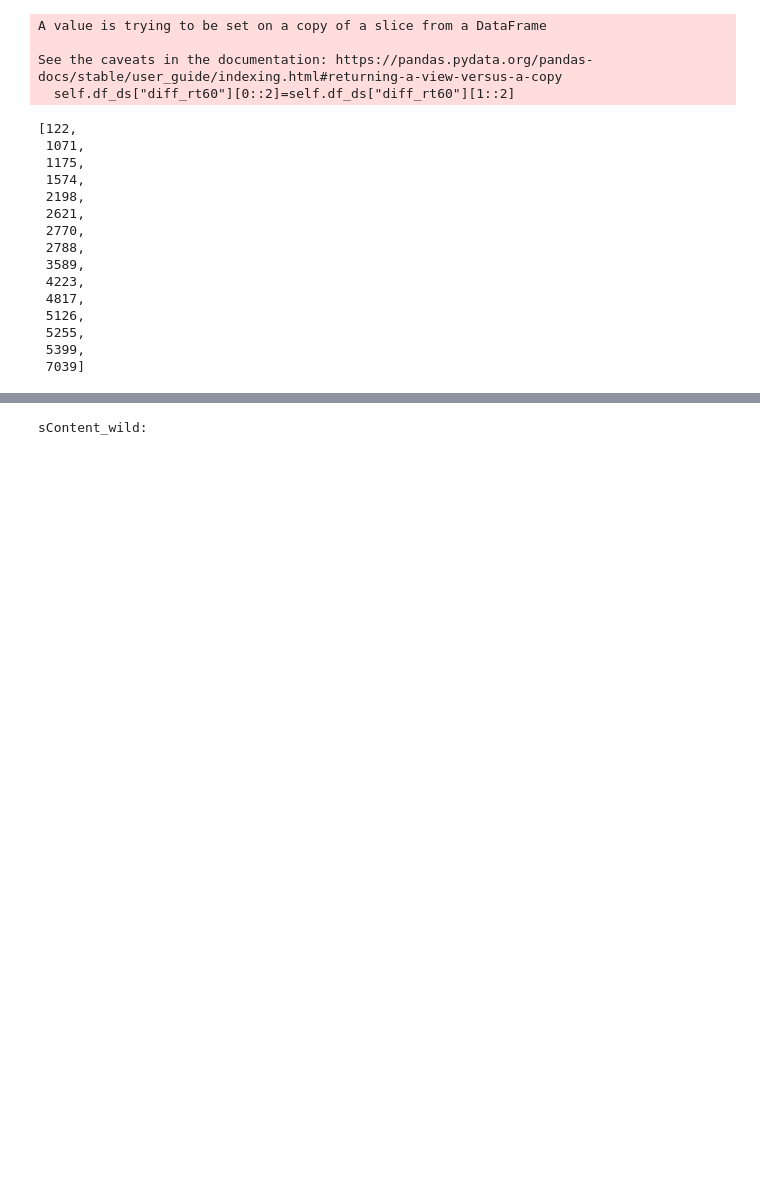
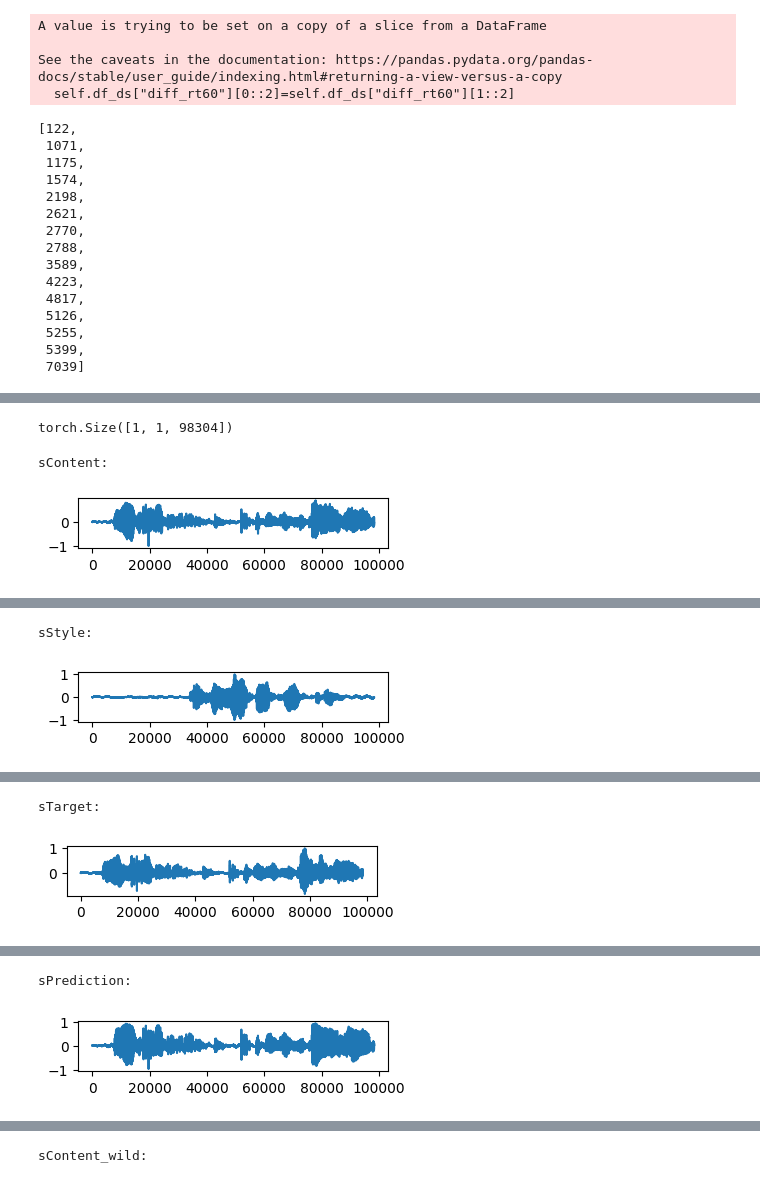
Before and after one commit to joaluba/reverb-match-cond-u-net, a Jupyter notebook: notebooks/inspect_model_shorttime.ipynb, the cells around one changed output, grey strips where cells are left out. Cells and saved outputs as stored; diff of their text form; code cells hidden in the pictures; blank space fills up the shorter version.

```diff
--- a/notebooks/inspect_model_shorttime.ipynb
+++ b/notebooks/inspect_model_shorttime.ipynb
@@ -209,0 +251,24 @@ dp
+# %%
+sPrediction.shape
+# %% [output]
+torch.Size([1, 1, 98304])
+# %%
+################## PLOT AND PLAY BACK CONTENT, STYLE, TARGET AND PREDICTION ##################
+
+audios=[sContent, sStyle, sTarget, sPrediction]
+names=["sContent", "sStyle", "sTarget", "sPrediction"]
+
+plt.figure()
+for i,audio in enumerate(audios):
+    print(names[i]+":")
+    plt.subplot(4,1,i+1)
+    audio=audio.squeeze(0).cpu()
+    if i==3:
+        audio=audio.squeeze(0)
+    # wavfile.write("sounds/dp_"+str(dp)+"_"+names[i]+".wav", int(48e3), audio.numpy())
+    plt.plot(audio)
+    plt.show()
+    display(Audio(audio,rate=48e3))
+# %% [output]
+sContent:
+[figure, added]
@@ -209,0 +276,2 @@ dp
+sStyle:
+[figure, added]
@@ -209,0 +279,2 @@ dp
+sTarget:
+[figure, added]
@@ -209,0 +282,2 @@ dp
+sPrediction:
+[figure, added]
```
Also changed, not shown: parts of 10 cells of this notebook.
